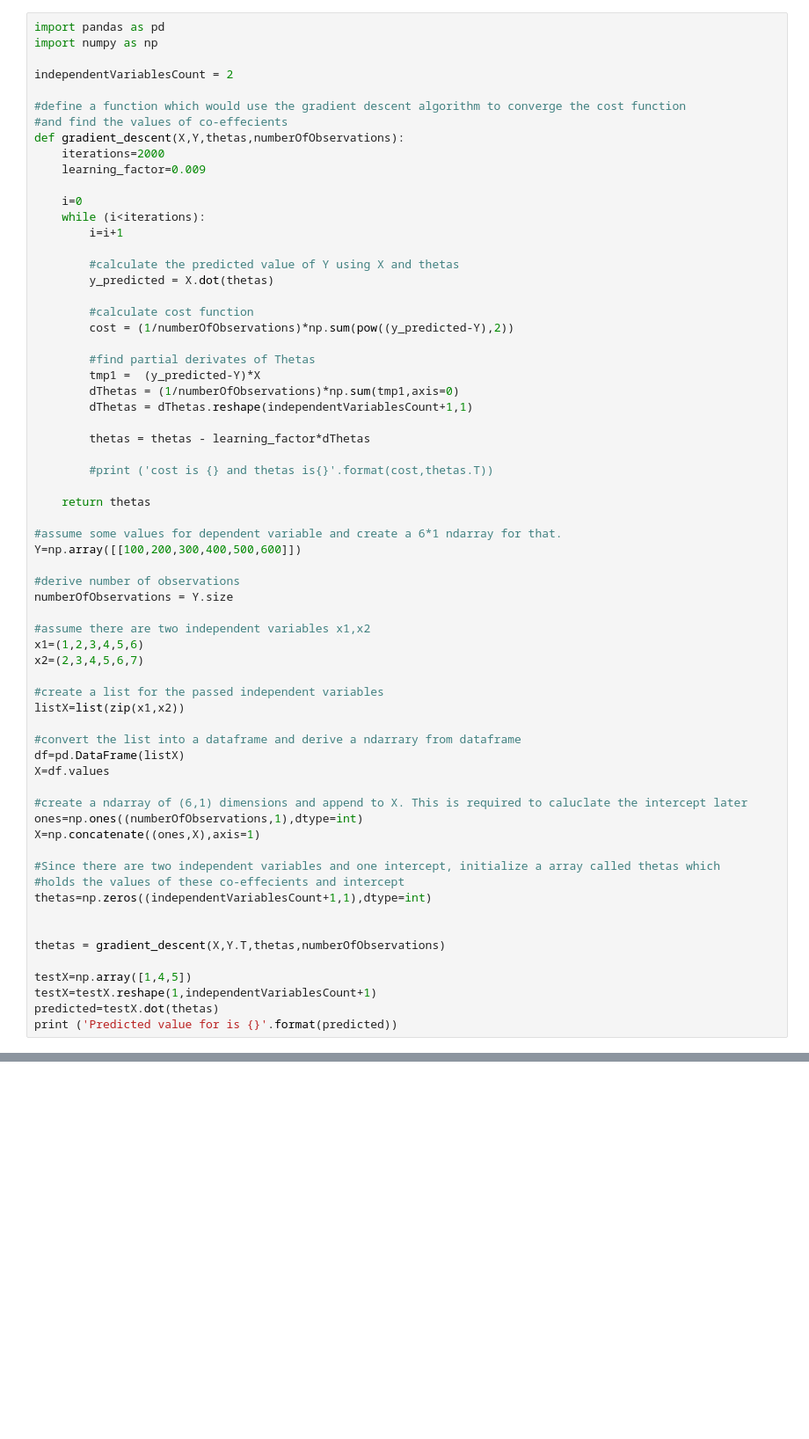
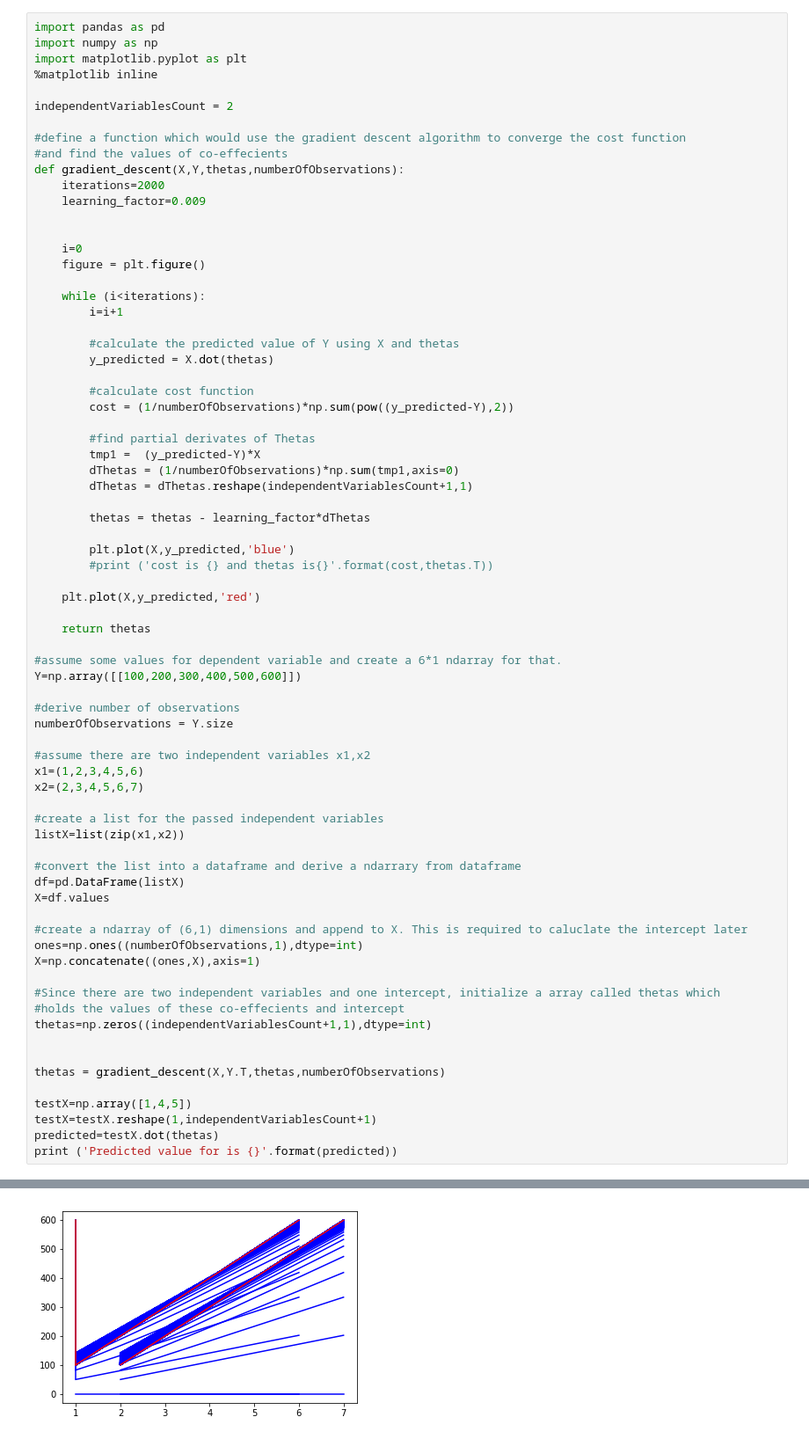
Before and after one commit to rsjain1978/ml-supervised-learning-regression-cost-functions, a Jupyter notebook: ml-supervised-gradient-descrent-multivariate-regression.ipynb, the cells around one changed output, grey strips where cells are left out. Shown: that part at 88% size. Saved outputs shown, nothing was run; the diff lists cells and outputs as text; blank space fills up the shorter version.

Commit message:
intermittent state - adding chart during convergence process

```diff
--- a/ml-supervised-gradient-descrent-multivariate-regression.ipynb
+++ b/ml-supervised-gradient-descrent-multivariate-regression.ipynb
@@ -1,6 +1,8 @@
 # %%
 import pandas as pd
 import numpy as np
+import matplotlib.pyplot as plt
+%matplotlib inline
 
 independentVariablesCount = 2
 
@@ -10,7 +12,10 @@ def gradient_descent(X,Y,thetas,numberOfObservations):
     iterations=2000
     learning_factor=0.009
 
+
     i=0
+    figure = plt.figure()
+
     while (i<iterations):
         i=i+1
 
@@ -27,7 +32,10 @@ def gradient_descent(X,Y,thetas,numberOfObservations):
 
         thetas = thetas - learning_factor*dThetas
 
+        plt.plot(X,y_predicted,'blue')
         #print ('cost is {} and thetas is{}'.format(cost,thetas.T))
+
+    plt.plot(X,y_predicted,'red')
 
     return thetas
 
@@ -38,30 +46,31 @@ Y=np.array([[100,200,300,400,500,600]])
 numberOfObservations = Y.size
 
 #assume there are two independent variables x1,x2
 x1=(1,2,3,4,5,6)
 x2=(2,3,4,5,6,7)
 
 #create a list for the passed independent variables
 listX=list(zip(x1,x2))
 
 #convert the list into a dataframe and derive a ndarrary from dataframe
 df=pd.DataFrame(listX)
 X=df.values
 
 #create a ndarray of (6,1) dimensions and append to X. This is required to caluclate the intercept later
 ones=np.ones((numberOfObservations,1),dtype=int)
 X=np.concatenate((ones,X),axis=1)
 
 #Since there are two independent variables and one intercept, initialize a array called thetas which
 #holds the values of these co-effecients and intercept
 thetas=np.zeros((independentVariablesCount+1,1),dtype=int)
 
 
 thetas = gradient_descent(X,Y.T,thetas,numberOfObservations)
 
 testX=np.array([1,4,5])
 testX=testX.reshape(1,independentVariablesCount+1)
 predicted=testX.dot(thetas)
 print ('Predicted value for is {}'.format(predicted))
 # %% [output]
 Predicted value for is [[400.04846569]]
+[figure, added]
```
